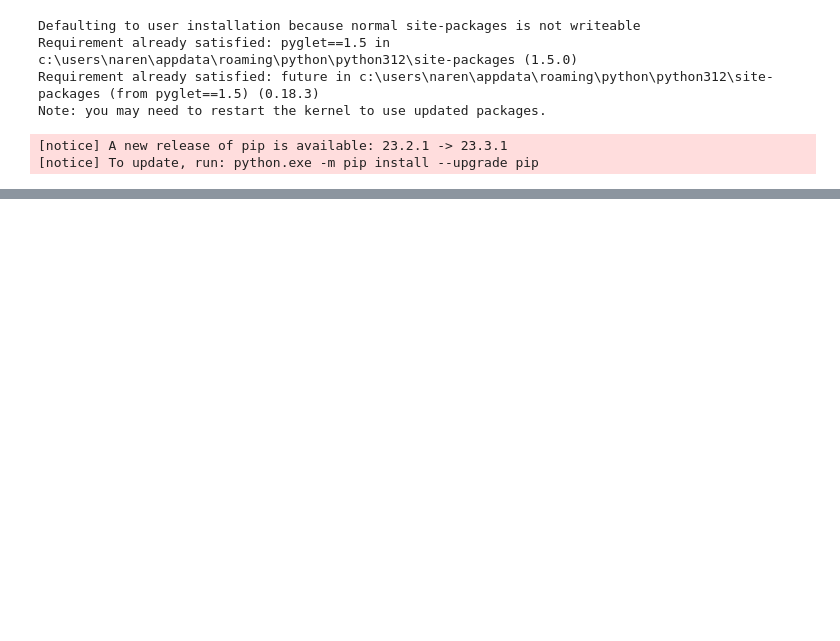
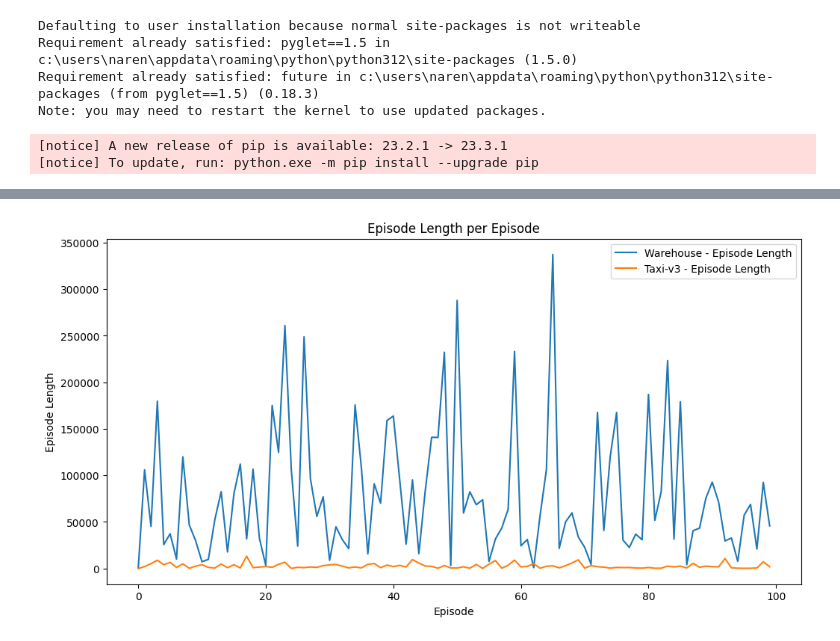
Before and after one commit to BalaNaren/Warehouse-Robot, a Jupyter notebook: Robot_V2/testRobot.ipynb, the cells around one changed output, grey strips where cells are left out. Drawn from its saved outputs; the diff is of its cells as text; code cells hidden in the pictures; blank space fills up the shorter version.

Commit message:
added more graphs

```diff
--- a/Robot_V2/testRobot.ipynb
+++ b/Robot_V2/testRobot.ipynb
@@ -50,59 +50,106 @@ column_height=8
 import gym
 import numpy as np
 import matplotlib.pyplot as plt
+from tqdm import tqdm
+import warnings
+warnings.filterwarnings('ignore')
 
 # Initialize environments
 env1 = Warehouse(shelf_columns, column_height, shelf_rows, n_agents, msg_bits, sensor_range, request_queue_size, max_inactivity_steps, max_steps, reward_type)
+env1.reset()
 env2 = gym.make("Taxi-v3")
+episodes = 100
 
-# Sample agent action function
-def sample_agent_action(env):
-    return env.action_space.sample()
-
-# Function to run an taxi environment for a fixed number of episodes
 def run_taxi_environment(env, episodes):
-    rewards = []
-    for _ in range(episodes):
-        print("Completed processing taxi episode: "+str(_))
+    episode_lengths = []
+    cumulative_rewards = []
+    for _ in tqdm(range(episodes)):
         total_reward = 0
         done = False
+        episode_length = 0
         observation = env.reset()
         while not done:
-            action = sample_agent_action(env)
+            action = env.action_space.sample()
             observation, reward, done, info, data = env.step(action)
             total_reward += reward
-        rewards.append(total_reward)
-    return rewards
+            episode_length += 1
+        episode_lengths.append(episode_length)
+        cumulative_rewards.append(total_reward)
+    return episode_lengths, cumulative_rewards
 
-    # Function to run an taxi environment for a fixed number of episodes
 def run_warehouse_environment(env, episodes):
-    rewards = []
-    for _ in range(episodes):
-        print("Completed processing warehouse episode: "+str(_))
+    episode_lengths = []
+    cumulative_rewards = []
+    for _ in tqdm(range(episodes)):
         total_reward = 0
         delivered = False
-        observation = env.reset()
+        episode_length = 0
         while not delivered:
-            action = sample_agent_action(env)
+            action = env.action_space.sample()
             vals = list(env.step(action))
             total_reward += vals[1][0]
-            #delivered=vals[2][0]
             delivered=vals[4]
-        rewards.append(total_reward)
-    return rewards
+            episode_length += 1
+        episode_lengths.append(episode_length)
+        cumulative_rewards.append(total_reward)
+    return episode_lengths, cumulative_rewards
+
+def calSuccessRate(rewards,threshold):
+    success_count = 0
+    for reward in rewards:
+        if reward>=threshold:
+            success_count+=1
+    success_rate=success_count/len(rewards)
+    return success_rate
 
 # Run experiments
-episodes = 100
-rewards_env1 = run_warehouse_environment(env1, episodes)
-rewards_env2 = run_taxi_environment(env2, episodes)
+episode_lengths_env1, cumulative_rewards_env1 = run_warehouse_environment(env1, episodes)
+episode_lengths_env2, cumulative_rewards_env2 = run_taxi_environment(env2, episodes)
 
-# Plotting
+# Calculate average cumulative reward for learning curve
+average_rewards_env1 = np.cumsum(cumulative_rewards_env1) / (np.arange(episodes) + 1)
+average_rewards_env2 = np.cumsum(cumulative_rewards_env2) / (np.arange(episodes) + 1)
+
+# thresholds for each environment
+success_threshold_warehouse=sum(cumulative_rewards_env1)/len(cumulative_rewards_env1)
+success_threshold_taxi=sum(cumulative_rewards_env2)/len(cumulative_rewards_env2)
+success_rate_env1=calSuccessRate(cumulative_rewards_env1, success_threshold_warehouse)
+success_rate_env2=calSuccessRate(cumulative_rewards_env2, success_threshold_taxi)
+
 plt.figure(figsize=(12, 6))
-plt.plot(rewards_env1, label='Custom Warehouse')
-plt.plot(rewards_env2, label='Taxi-v3')
+plt.plot(cumulative_rewards_env1, label='Warehouse')
+plt.plot(cumulative_rewards_env2, label='Taxi-v3')
 plt.xlabel('Episode')
 plt.ylabel('Cumulative Reward')
 plt.title('Cumulative Rewards per Episode')
 plt.legend()
 plt.show()
+
+# Plotting Episode Lengths
+plt.figure(figsize=(12, 6))
+plt.plot(episode_lengths_env1, label='Warehouse - Episode Length')
+plt.plot(episode_lengths_env2, label='Taxi-v3 - Episode Length')
+plt.xlabel('Episode')
+plt.ylabel('Episode Length')
+plt.title('Episode Length per Episode')
+plt.legend()
+plt.show()
+
+# Plotting Success Rate
+plt.figure(figsize=(12, 6))
+plt.bar(['Warehouse', 'Taxi-v3'], [success_rate_env1, success_rate_env2])
+plt.xlabel('Environment')
+plt.ylabel('Success Rate')
+plt.title('Success Rate Comparison')
+plt.show()
+
+# Plotting Learning Curve
+plt.figure(figsize=(12, 6))
+plt.plot(average_rewards_env1, label='Warehouse - Learning Curve')
+plt.plot(average_rewards_env2, label='Taxi-v3 - Learning Curve')
+plt.xlabel('Episode')
+plt.ylabel('Average Cumulative Reward')
+plt.title('Learning Curve')
+plt.legend()
+plt.show()
 # %% [output]
@@ -143,0 +157 @@ Completed processing taxi episode: 99
+[figure, added]
```
Also changed, not shown: parts of 1 cell of this notebook, 1 other file.
